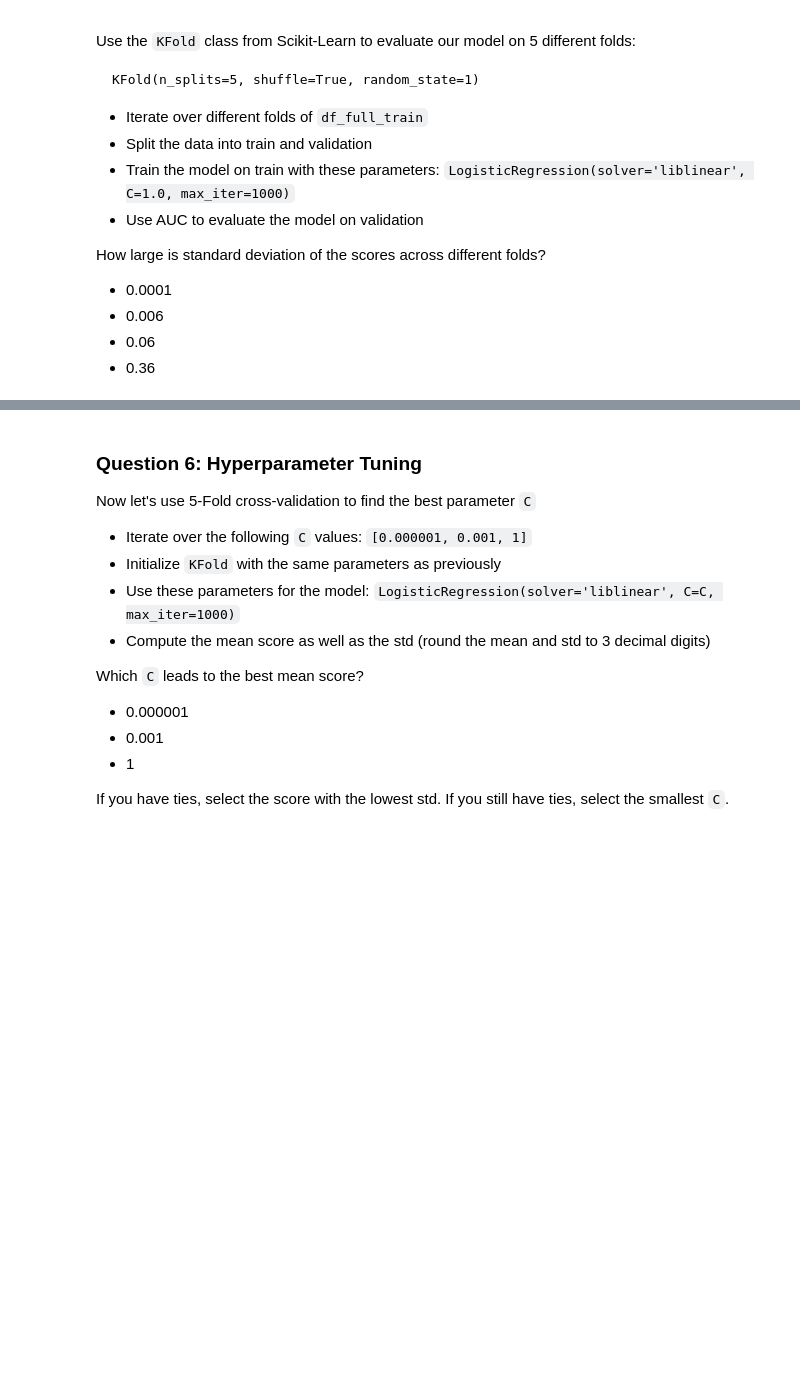
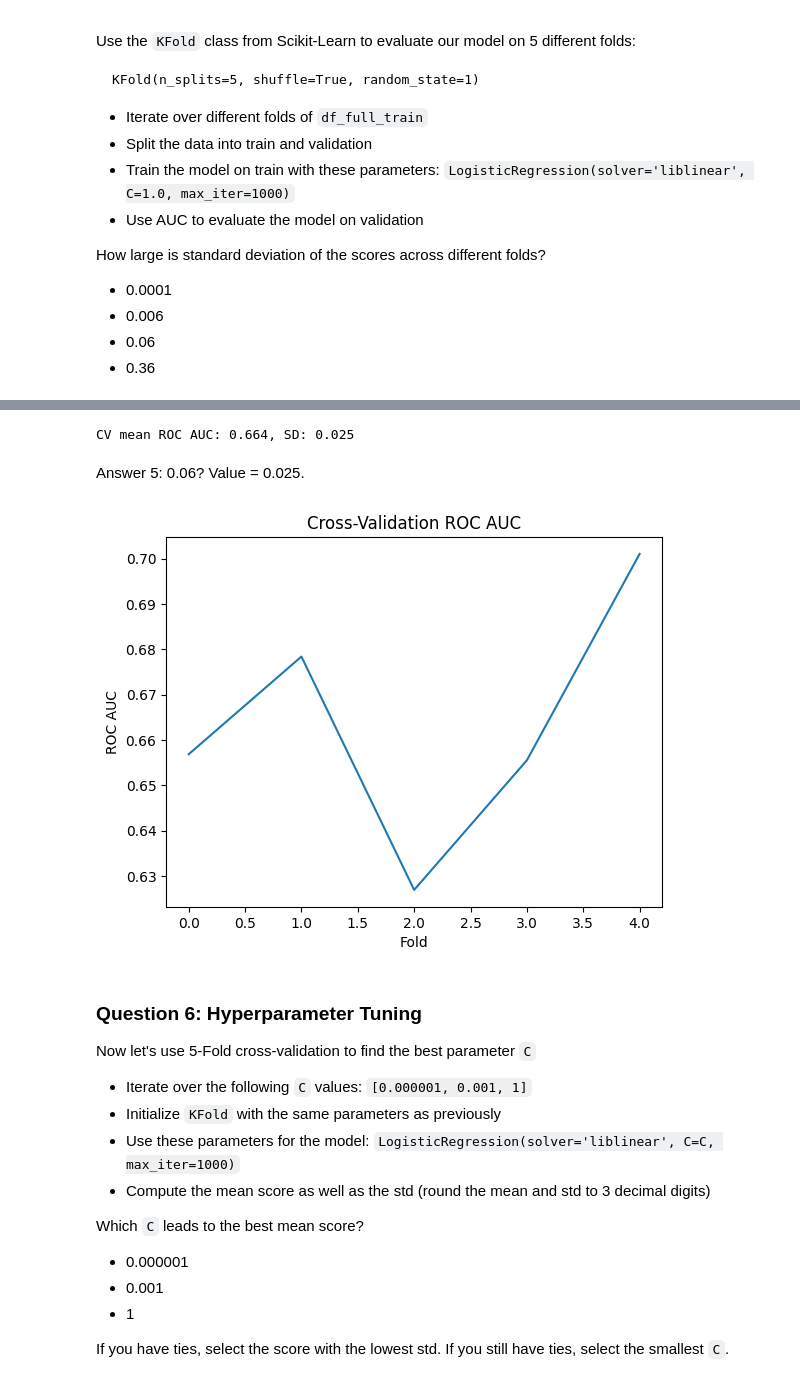
Before and after one commit to sudhagart/mlzoom-hw, a Jupyter notebook: 04-evaluation/homework.ipynb, the cells around one changed output, grey strips where cells are left out. Cells and saved outputs as stored; diff of their text form; code cells hidden in the pictures; blank space fills up the shorter version.

```diff
--- a/04-evaluation/homework.ipynb
+++ b/04-evaluation/homework.ipynb
@@ -107,11 +171,11 @@ What's the AUC of this model on the validation dataset? (round to 3 digits)
 # %%
 dv = DictVectorizer(sparse=False)
 
-def train_model(df_train, dv):
+def train_model(df_train, dv, C=1.0):
     train_dicts = df_train[categorical + numerical].to_dict(orient='records')
     X_train = dv.fit_transform(train_dicts)
     y_train = df_train['converted'].values
-    model = LogisticRegression(solver='liblinear', C=1.0, max_iter=1000)
+    model = LogisticRegression(solver='liblinear', C=C, max_iter=1000)
     model.fit(X_train, y_train)
     return model
 
@@ -165,10 +235,10 @@ def get_precision_recall(y, y_pred, t=0.5):
     print (f'Threshold: {t:.2f}  Precision: {precision:.3f}  Recall: {recall:.3f}, TP: {tp} FP: {fp} TN: {tn} FN: {fn}')
     return precision, recall
 # %%
-thresholds = np.linspace(0, 1, 100)
+thresholds = np.arange(0.0, 1.0, 0.01)
 scores = []
 for t in thresholds:
     precision, recall = get_precision_recall(y_val, y_val_pred, t)
     scores.append((t, precision, recall))
 
-scores.count
+print (scores[::10])
@@ -247,20 +364,36 @@ from sklearn.model_selection import KFold
 from tqdm.auto import tqdm
 # %%
 n_splits = 5
-kf = KFold(n_splits=n_splits, shuffle=True, random_state=1)
 aucs = []
 dv = DictVectorizer(sparse=False)
 
-for train_index, val_index in tqdm(kf.split(df_full_train)):
-    df_train = df_full_train.iloc[train_index]
-    df_val = df_full_train.iloc[val_index]
+def train_model_nfold(df, dv, n_splits=5, C=1.0, t=0.5):
+    kf = KFold(n_splits=n_splits, shuffle=True, random_state=1)
 
-    model = train_model(df_train, dv)
-    y_val, y_val_pred = predict_val(df_val, dv, model)
-    auc = roc_auc_score(y_val, y_val_pred>=0.5)
-    aucs.append(auc)
+    for train_index, val_index in tqdm(kf.split(df), total=n_splits):
+        df_train = df.iloc[train_index]
+        df_val = df.iloc[val_index]
 
+        model = train_model(df_train, dv, C=C)
+        y_val, y_val_pred = predict_val(df_val, dv, model)
+        auc = roc_auc_score(y_val, y_val_pred>=t)
+        aucs.append(auc)
+    return aucs
+
+aucs = train_model_nfold(df_full_train, dv, n_splits=n_splits)
 print(f'CV mean ROC AUC: {np.mean(aucs):.3f}, SD: {np.std(aucs):.3f}')
+# %% [output]
+CV mean ROC AUC: 0.664, SD: 0.025
+# %% [markdown]
+Answer 5: 0.06? Value = 0.025.
+# %%
+plt.plot(aucs)
+plt.xlabel('Fold')
+plt.ylabel('ROC AUC')
+plt.title('Cross-Validation ROC AUC')
+plt.show()
+# %% [output]
+[figure, added]
 # %% [markdown]
 ### Question 6: Hyperparameter Tuning
 
```
Also changed, not shown: parts of 18 cells of this notebook.
